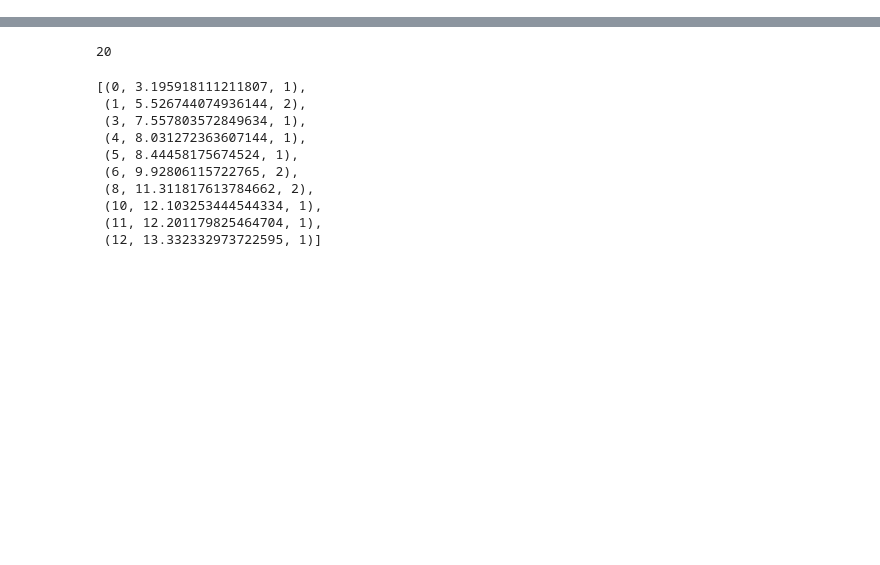
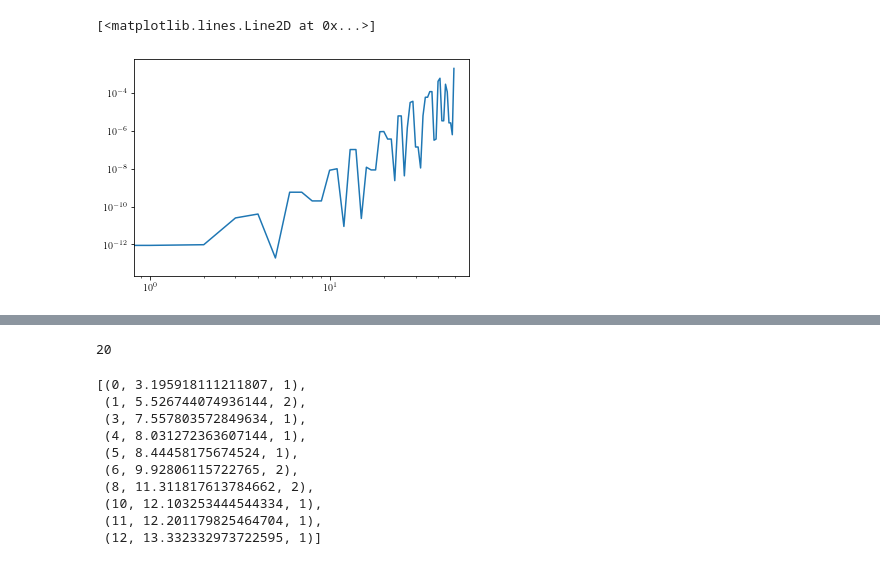
Before and after one commit to toonijn/PhD-thesis, a Jupyter notebook: img/chapter3/experiments/ixaru.ipynb, the cells around one changed output, grey strips where cells are left out. Saved outputs shown, nothing was run; the diff lists cells and outputs as text; code cells hidden in the pictures; blank space fills up the shorter version.

```diff
--- a/img/chapter3/experiments/ixaru.ipynb
+++ b/img/chapter3/experiments/ixaru.ipynb
@@ -33,5 +33,14 @@ list(seigs)
 # %%
 fds = np.array([3.1959180852002875, 5.526743874395892, 5.52674387439598, 7.5578033268115705, 8.031272340354867, 8.444581361570142, 9.928061057527405, 9.928061057527698, 11.311817050818108, 11.311817050818135, 12.103253587043476, 12.201178977951638, 13.332331271164326, 14.348268636441496, 14.348268636441507, 14.450478722004934, 14.58055632766992, 16.151419233222096, 16.15141923322227, 16.5171933681111, 16.564872847828678, 17.894578649162888, 17.894578649163105, 18.58339173682187, 18.756210428990627, 18.7562104289909, 18.976194437644192, 19.594476552720455, 20.735799751101748, 20.92020084025792, 21.293112025929858, 21.29311202593029, 21.512217863843887, 21.644290400062875, 22.61644518758066, 22.616445187580677, 23.216883367193034, 23.216883367193283, 23.753167985016958, 23.926307142759327, 24.88740887314453, 25.020642722472815, 25.20272411845297, 25.20272411845327, 25.603186276904548, 26.325640380353697, 26.392754991514447, 26.392754991514636, 26.443846495494945, 27.1768955640289])
+# %%
+import matplotlib.pyplot as plt
+
+n = min(len(seigs), len(fds))
+
+plt.loglog(np.abs(fds[:n] - seigs[:n]))
+# %% [output]
+[<matplotlib.lines.Line2D at 0x...>]
+[figure, added]
 # %%
 from pyslise2d import Pyslise2D
 
```
Also changed, not shown: parts of 3 cells of this notebook, 8 other files.
